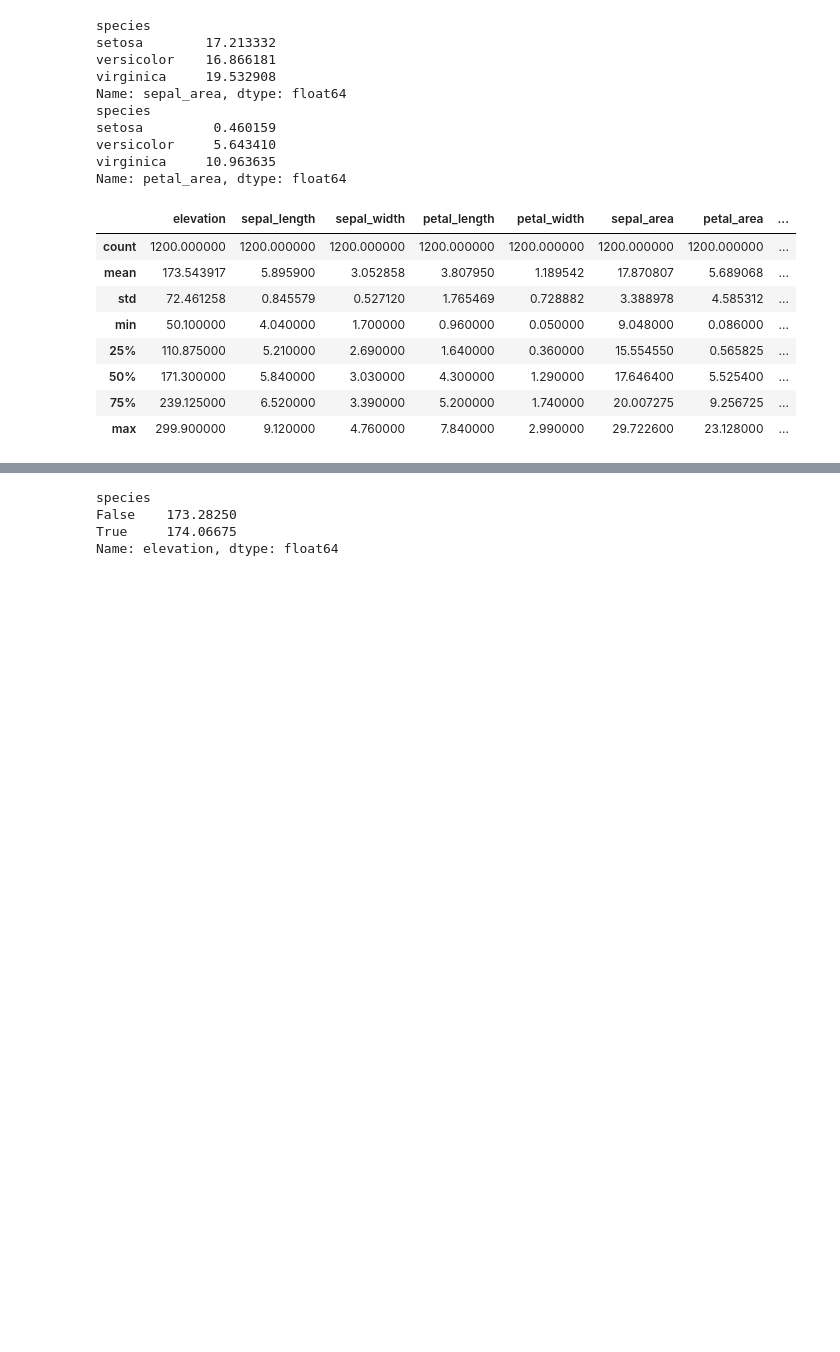
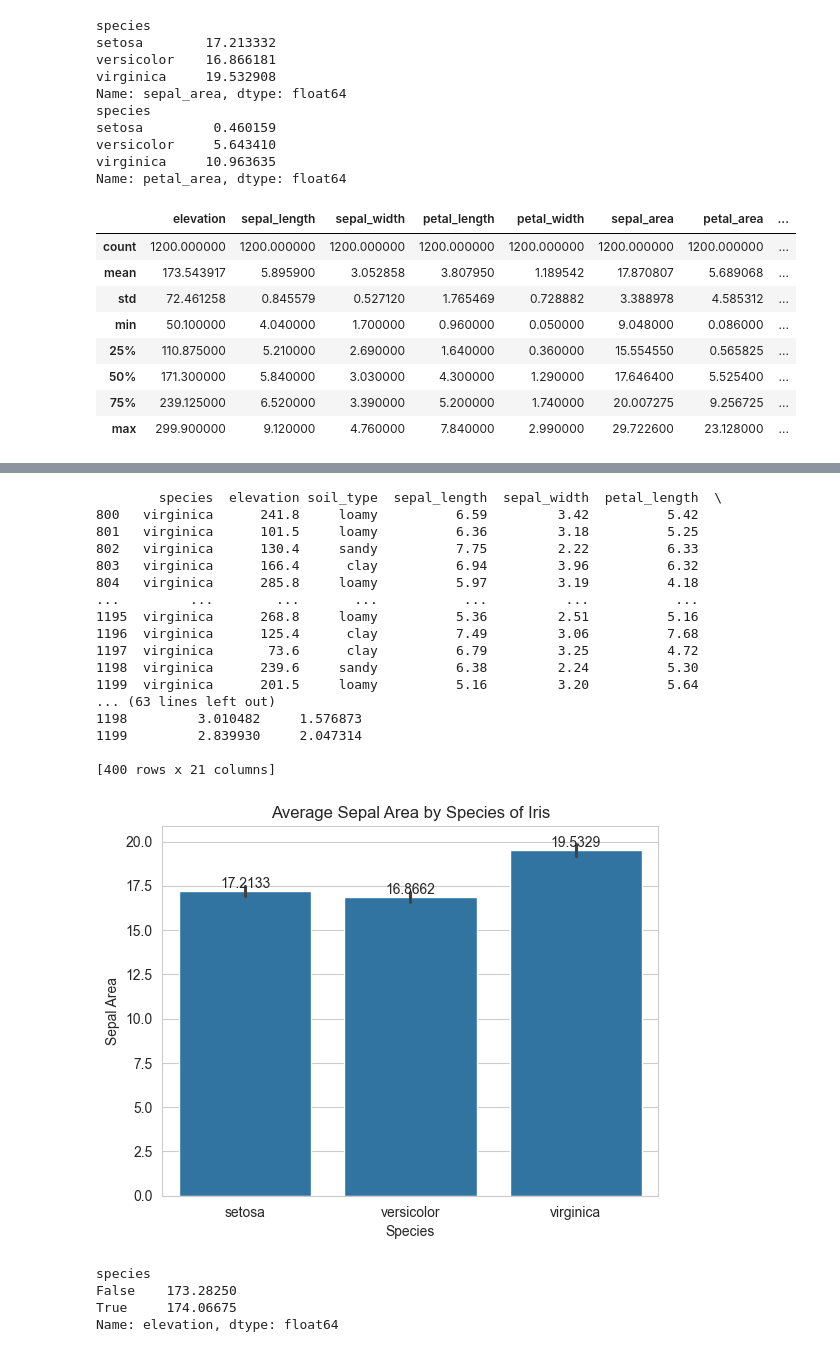
Before and after one commit to isaacevans010/data-analysis-projects, a Jupyter notebook: final-project/final_project.ipynb, the cells around one changed output, grey strips where cells are left out. Cells and saved outputs as stored; diff of their text form; code cells hidden in the pictures; blank space fills up the shorter version.

```diff
--- a/final-project/final_project.ipynb
+++ b/final-project/final_project.ipynb
@@ -76,3 +72,36 @@ plt.legend()
+# %%
+sb.set_style('whitegrid')
+a = sb.barplot(data = df, x = 'species', y = 'sepal_area')
+plt.title('Average Sepal Area by Species of Iris')
+plt.ylabel('Sepal Area')
+plt.xlabel('Species')
+for i in a.containers:
+    a.bar_label(i,)
+
+#chart demonstrates that Iris virginica has higher sepal area on average than setosa and versicolor
+#Iris virginica will be used as species of choice
+
+data_iv = df[df['species'] == 'virginica']
+print(data_iv)
+# %% [output]
+        species  elevation soil_type  sepal_length  sepal_width  petal_length  \
+800   virginica      241.8     loamy          6.59         3.42          5.42
+801   virginica      101.5     loamy          6.36         3.18          5.25
+802   virginica      130.4     sandy          7.75         2.22          6.33
+803   virginica      166.4      clay          6.94         3.96          6.32
+804   virginica      285.8     loamy          5.97         3.19          4.18
+...         ...        ...       ...           ...          ...           ...
+1195  virginica      268.8     loamy          5.36         2.51          5.16
+1196  virginica      125.4      clay          7.49         3.06          7.68
+1197  virginica       73.6      clay          6.79         3.25          4.72
+1198  virginica      239.6     sandy          6.38         2.24          5.30
+1199  virginica      201.5     loamy          5.16         3.20          5.64
+... (63 lines left out)
+1198         3.010482     1.576873
+1199         2.839930     2.047314
+
+[400 rows x 21 columns]
+[figure, added]
 # %%
 avg_elev_virginica = df['elevation'].groupby(df['species'] == 'virginica').agg('mean')
 print(avg_elev_virginica)
```
Also changed, not shown: parts of 2 cells of this notebook.
